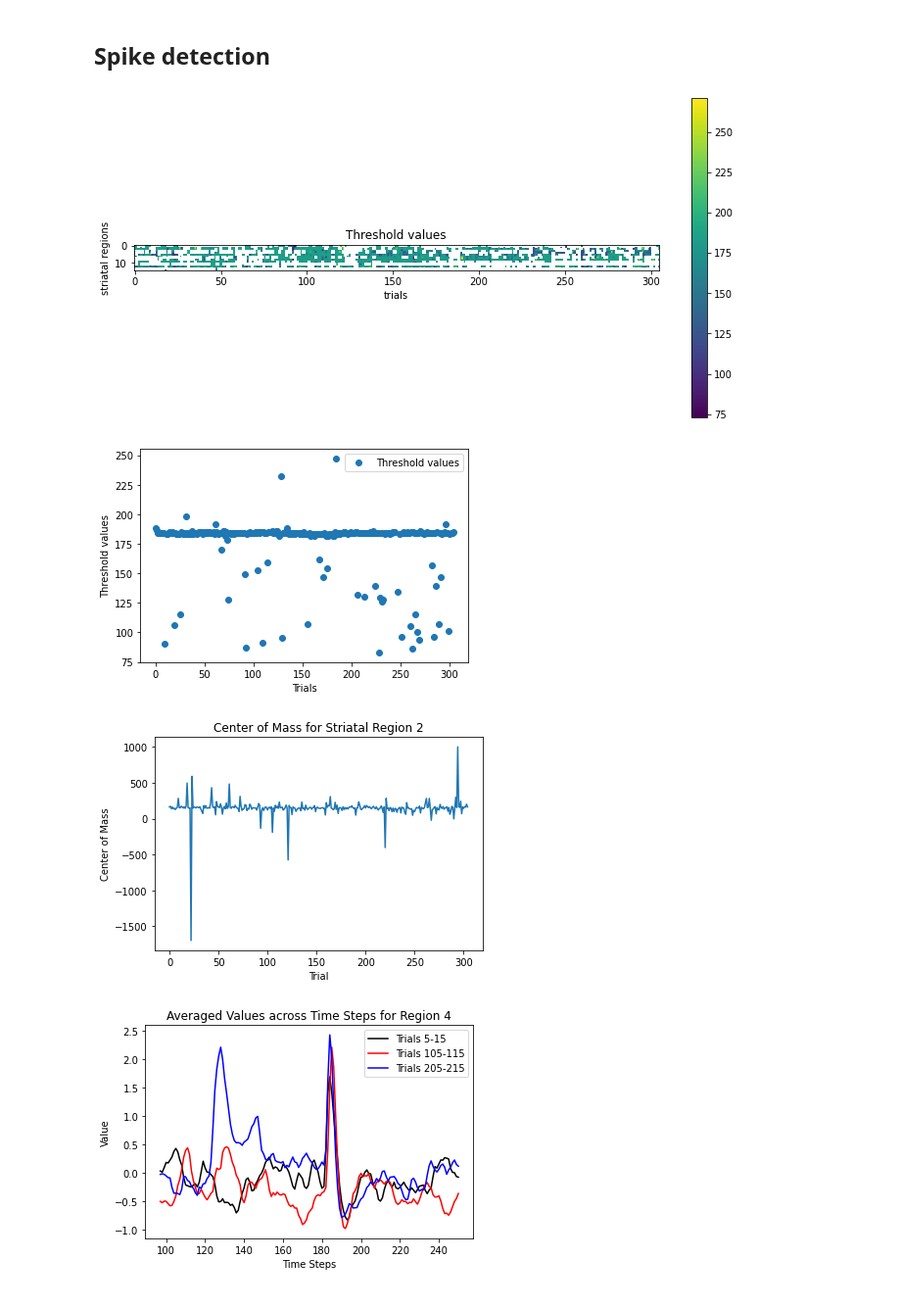
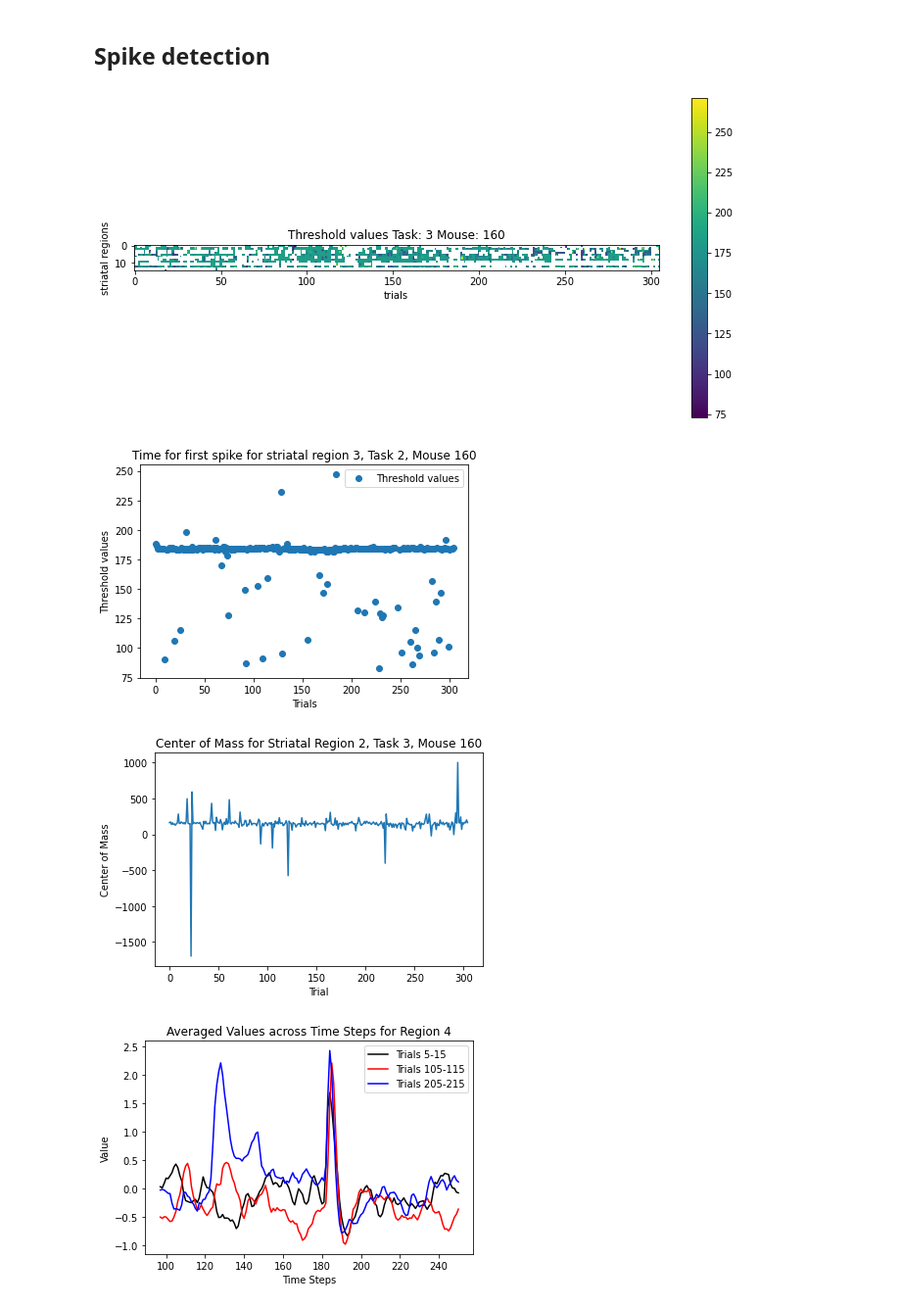
Before and after one commit to siddharth-r-tiwari/diversity_data, a Jupyter notebook: scripts.ipynb, the cells around one changed output. Shown at 98% size. Drawn from its saved outputs; the diff is of its cells as text; code cells hidden in the pictures.

```diff
--- a/scripts.ipynb
+++ b/scripts.ipynb
@@ -86,13 +86,16 @@ for trial in range(df.shape[1]):
 # Plot the threshold values
 plt.figure(figsize=(12, 6))
 plt.imshow(thresh.T, cmap='viridis')
-plt.title('Threshold values')
+plt.title('Threshold values' + ', Task: ' + str(task + 1) + ', Mouse: ' + mouse)
 plt.colorbar()
 plt.xlabel('trials')  # Update x-axis title
 plt.ylabel('striatal regions')  # Update y-axis title
+plt.gcf().set_facecolor('white')
+# Optionally, you can also set the edge color if needed
+plt.gcf().set_edgecolor('white')
 plt.show()
 # %% [output]
-[figure, old version]
+[figure, new version]
 # %%
 striatal_region = 3
 
@@ -104,34 +107,42 @@ trials = np.arange(len(values))
 
 # Plot the values
 plt.plot(trials, values, 'o', label='Threshold values')
 
 # # Fit a logistic regression model
 # # Create the logistic regression model
 # logreg = LogisticRegression(nan_policy='omit')
 
 # # Fit the model to your data
 # logreg.fit(X, y)
 # model.fit(trials.reshape(-1, 1), values)
 
 # # Generate predictions using the logistic regression model
 # predictions = model.predict(trials.reshape(-1, 1))
 
 # # Plot the logistic regression line
 # plt.plot(trials, predictions, label='Logistic Regression')
 
 # Set the x-axis label
 plt.xlabel('Trials')
 
 # Set the y-axis label
 plt.ylabel('Threshold values')
 
+# Add a title
+plt.title('Time for first spike for striatal region ' + str(striatal_region + 1) + ', Task ' + str(task + 1) + ', Mouse ' + mouse)
+
 # Add a legend
 plt.legend()
 
+plt.gcf().set_facecolor('white')
+
+# Optionally, you can also set the edge color if needed
+plt.gcf().set_edgecolor('white')
+
 # Show the plot
 plt.show()
 # %% [output]
-[figure, old version]
+[figure, new version]
 # %%
 import numpy as np
 #1e
@@ -162,10 +173,14 @@ region = 2
 plt.plot(range(center_of_mass_list.shape[1]), center_of_mass_list[region])
 plt.xlabel('Trial')
 plt.ylabel('Center of Mass')
-plt.title('Center of Mass for Striatal Region ' + str(region))
+plt.title('Center of Mass for Striatal Region ' + str(region) + ', Task ' + str(task + 1) + ', Mouse ' + mouse)
+plt.gcf().set_facecolor('white')
+
+# Optionally, you can also set the edge color if needed
+plt.gcf().set_edgecolor('white')
 plt.show()
 # %% [output]
-[figure, old version]
+[figure, new version]
 # %%
 # 1f
 
```
Also changed, not shown: parts of 2 cells of this notebook.
